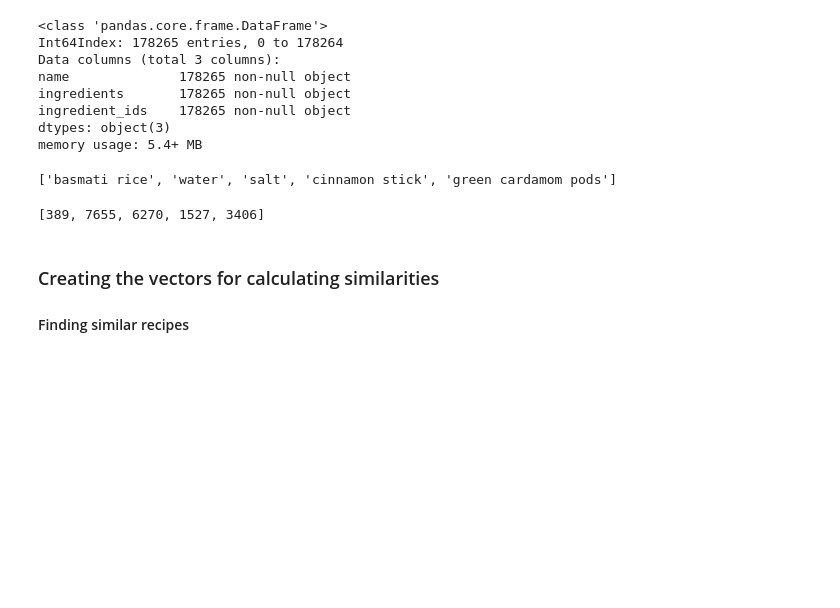
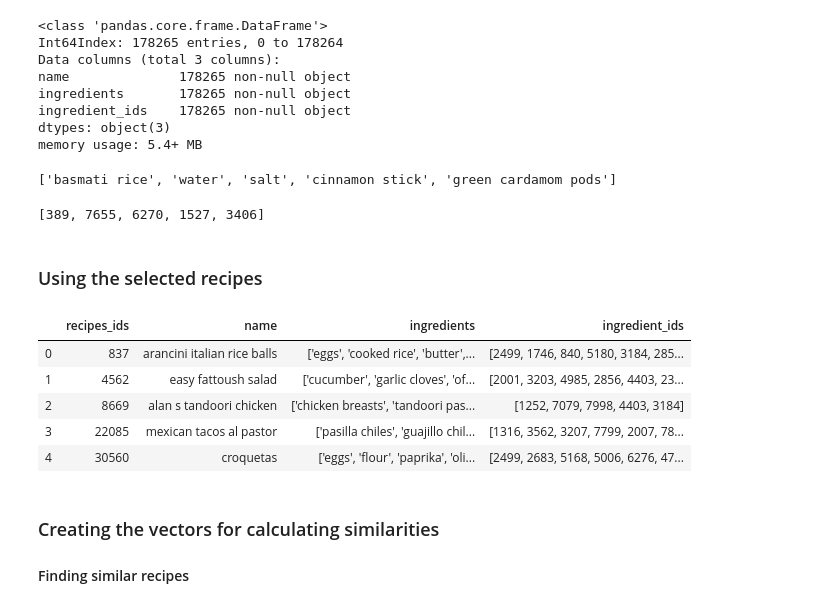
Before and after one commit to acdh-oeaw/theport2019_pier47_feedforward, a Jupyter notebook: recommendations.ipynb, the cells around one changed output. Saved outputs shown, nothing was run; the diff lists cells and outputs as text; code cells hidden in the pictures; blank space fills up the shorter version.

```diff
--- a/recommendations.ipynb
+++ b/recommendations.ipynb
@@ -59,3 +61,16 @@ df_recipes.loc[0, 'ingredients']
 df_recipes.loc[0, 'ingredient_ids']
 # %% [output]
 [389, 7655, 6270, 1527, 3406]
+# %% [markdown]
+### Using the selected recipes
+# %%
+selected = pd.read_csv("./selected_recipes.csv", names=['recipes_ids', 'name', 'ingredients', 'ingredient_ids'], skiprows=1)
+# %%
+selected.head()
+# %% [output]
+|  | recipes_ids | name | ingredients | ingredient_ids |
+| 0 | 837 | arancini italian rice balls | ['eggs', 'cooked rice', 'butter',... | [2499, 1746, 840, 5180, 3184, 285... |
+| 1 | 4562 | easy fattoush salad | ['cucumber', 'garlic cloves', 'of... | [2001, 3203, 4985, 2856, 4403, 23... |
+| 2 | 8669 | alan s tandoori chicken | ['chicken breasts', 'tandoori pas... | [1252, 7079, 7998, 4403, 3184] |
+| 3 | 22085 | mexican tacos al pastor | ['pasilla chiles', 'guajillo chil... | [1316, 3562, 3207, 7799, 2007, 78... |
+| 4 | 30560 | croquetas | ['eggs', 'flour', 'paprika', 'oli... | [2499, 2683, 5168, 5006, 6276, 47... |
```
Also changed, not shown: parts of 22 cells of this notebook.
